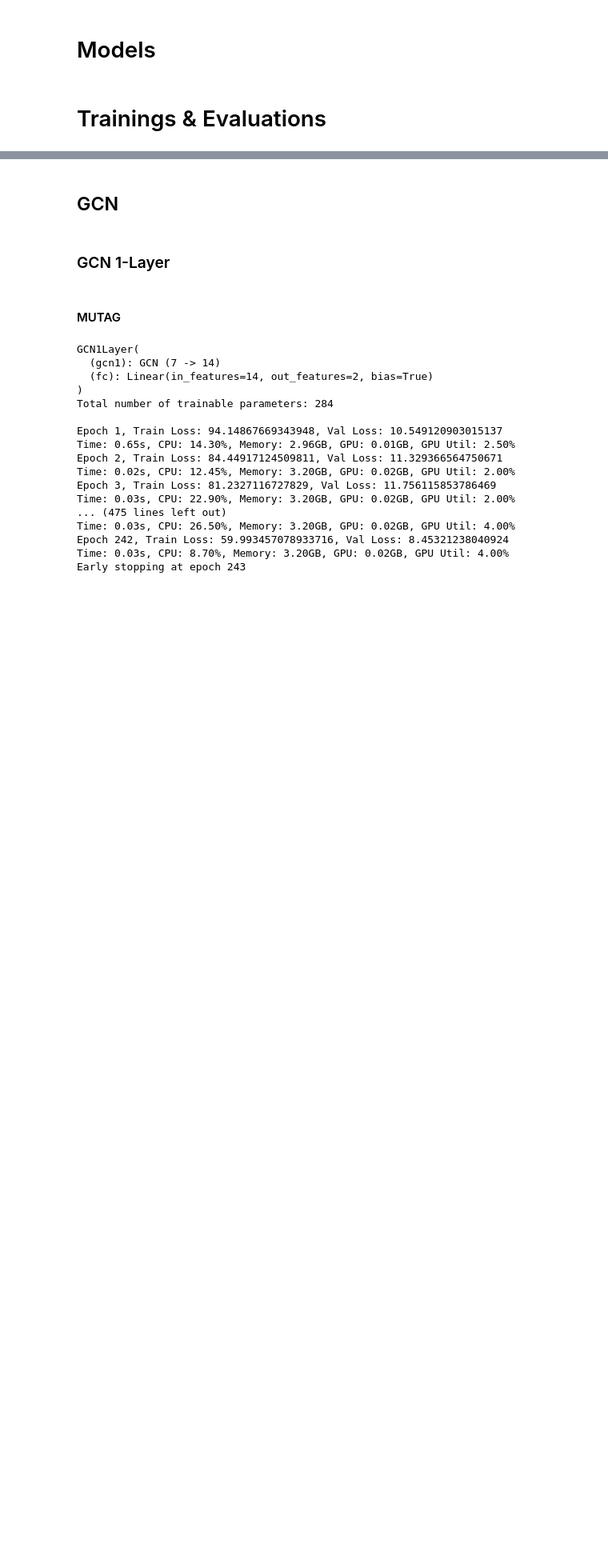
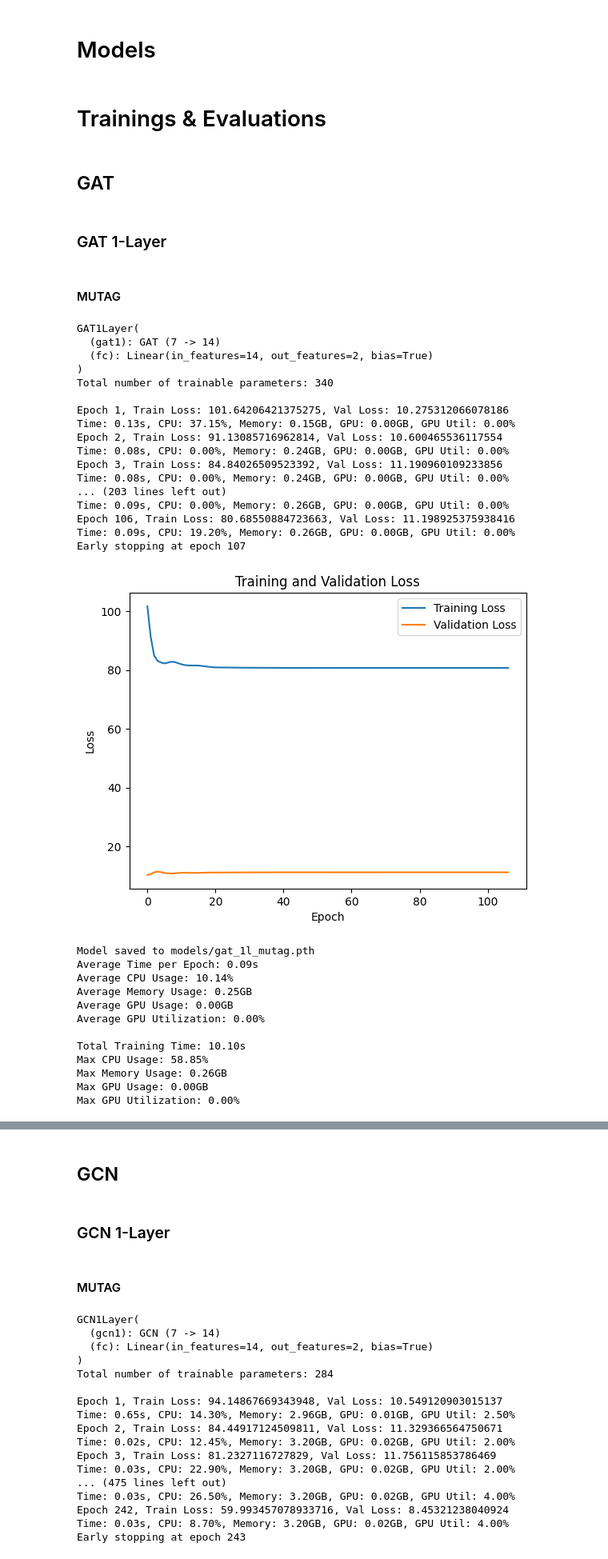
Before and after one commit to GitaAyu06/reservoir-gnn, a Jupyter notebook: reservoir-gcn_graph_classifications.ipynb, the cells around one changed output, grey strips where cells are left out. Shown at 80% size. Saved outputs shown, nothing was run; the diff lists cells and outputs as text; code cells hidden in the pictures; blank space fills up the shorter version.

```diff
--- a/reservoir-gcn_graph_classifications.ipynb
+++ b/reservoir-gcn_graph_classifications.ipynb
@@ -229,0 +195,6 @@ Num Features = 8, Num Classes = 3
+# %%
+# General Dataset
+mutag_train_loader, mutag_val_loader, mutag_test_loader, mutag_num_features, mutag_num_classes = process_general_dataset('MUTAG')
+proteins_train_loader, proteins_val_loader, proteins_test_loader, proteins_num_features, proteins_num_classes = process_general_dataset('PROTEINS')
+dnd_train_loader, dnd_val_loader, dnd_test_loader, dnd_num_features, dnd_num_classes = process_general_dataset('DD')
+enzymes_train_loader, enzymes_val_loader, enzymes_test_loader, enzymes_num_features, enzymes_num_classes = process_general_dataset('ENZYMES')
@@ -583,7 +1019,7 @@ class decoupledGCESN_2layer(nn.Module):
 # %%
 ## Single Functions
 def single_train(model, loader, val_loader, lr=0.001, num_epochs=100, patience=5,
-                step_size=50, gamma=0.1, save_path='models/gcn_x.pth',
+                step_size=50, gamma=0.5, save_path='models/gcn_x.pth',
                 binary_classification=True, is_esn=False):
 
     optimizer = torch.optim.Adam(model.parameters(), lr=lr)
@@ -864,7 +1300,7 @@ def inference_performance(model, loader):
 
 ## Multiple Runs
 def multi_train(model, loader, val_loader, lr=0.001, num_epochs=100, patience=5,
-                step_size=50, gamma=0.1, binary_classification=True):
+                step_size=50, gamma=0.5, binary_classification=True):
     optimizer = torch.optim.Adam(model.parameters(), lr=lr)
     criterion = torch.nn.NLLLoss()
     scheduler = torch.optim.lr_scheduler.StepLR(optimizer, step_size=step_size, gamma=gamma)
@@ -1088,7 +1524,51 @@ def multi_train_test(model, train_loader, val_loader, test_loader, num_runs=10,
     print(f'  Avg Accuracy: {avg_accuracy:.4f} ± {std_accuracy:.2f}, Avg Sensitivity: {avg_sensitivity:.4f} ± {std_sensitivity:.2f}, Avg Specificity: {avg_specificity:.4f} ± {std_specificity:.2f}')
     print(f'  Max Accuracy: {max_accuracy:.4f}, Max Sensitivity: {max_sensitivity:.4f}, Max Specificity: {max_specificity:.4f}')
     print(f'  Avg Num Epoch: {avg_num_epoch:.2f}, Avg Training Time: {avg_training_time:.2f}s, Avg Epoch Time: {avg_epoch_time:.2f}s')
-    print(f'  Avg CPU Usage: {avg_cpu_usage:.2f}%, Avg GPU Usage: {avg_gpu_usage:.2f}%, Avg Memory Usage: {avg_memory_usage:.2f}GB')
+    print(f'  Avg CPU Usage: {avg_cpu_usage:.2f}%, Avg GPU Usage: {avg_gpu_usage:.2f}GB, Avg Memory Usage: {avg_memory_usage:.2f}GB')
     print(f'  Avg Max CPU Usage: {avg_max_cpu_usage:.2f}%, Avg Max GPU Usage: {avg_max_gpu_usage:.2f}GB, Avg Max Memory Usage: {avg_max_memory_usage:.2f}GB')
 
     return
+# %% [markdown]
+## GAT
+# %% [markdown]
+### GAT 1-Layer
+# %% [markdown]
+#### MUTAG
+# %%
+set_seed(42)
+gat1_mutag = GAT1Layer(mutag_num_features, 2*mutag_num_features, mutag_num_classes)
+print(gat1_mutag)
+print(f"Total number of trainable parameters: {(gat1_mutag.count_parameters())*2}\n")
+single_train(gat1_mutag, mutag_train_loader, mutag_val_loader, lr=0.01,
+            num_epochs=500, step_size=20, save_path='models/gat_1l_mutag.pth')
+# %% [output]
+GAT1Layer(
+  (gat1): GAT (7 -> 14)
+  (fc): Linear(in_features=14, out_features=2, bias=True)
+)
+Total number of trainable parameters: 340
+
+Epoch 1, Train Loss: 101.64206421375275, Val Loss: 10.275312066078186
+Time: 0.13s, CPU: 37.15%, Memory: 0.15GB, GPU: 0.00GB, GPU Util: 0.00%
+Epoch 2, Train Loss: 91.13085716962814, Val Loss: 10.600465536117554
+Time: 0.08s, CPU: 0.00%, Memory: 0.24GB, GPU: 0.00GB, GPU Util: 0.00%
+Epoch 3, Train Loss: 84.84026509523392, Val Loss: 11.190960109233856
+Time: 0.08s, CPU: 0.00%, Memory: 0.24GB, GPU: 0.00GB, GPU Util: 0.00%
+... (203 lines left out)
+Time: 0.09s, CPU: 0.00%, Memory: 0.26GB, GPU: 0.00GB, GPU Util: 0.00%
+Epoch 106, Train Loss: 80.68550884723663, Val Loss: 11.198925375938416
+Time: 0.09s, CPU: 19.20%, Memory: 0.26GB, GPU: 0.00GB, GPU Util: 0.00%
+Early stopping at epoch 107
+[figure, added]
+Model saved to models/gat_1l_mutag.pth
+Average Time per Epoch: 0.09s
+Average CPU Usage: 10.14%
+Average Memory Usage: 0.25GB
+Average GPU Usage: 0.00GB
+Average GPU Utilization: 0.00%
+
+Total Training Time: 10.10s
+Max CPU Usage: 58.85%
+Max Memory Usage: 0.26GB
+Max GPU Usage: 0.00GB
+Max GPU Utilization: 0.00%
```
Also changed, not shown: parts of 242 cells of this notebook, 7 other files.
